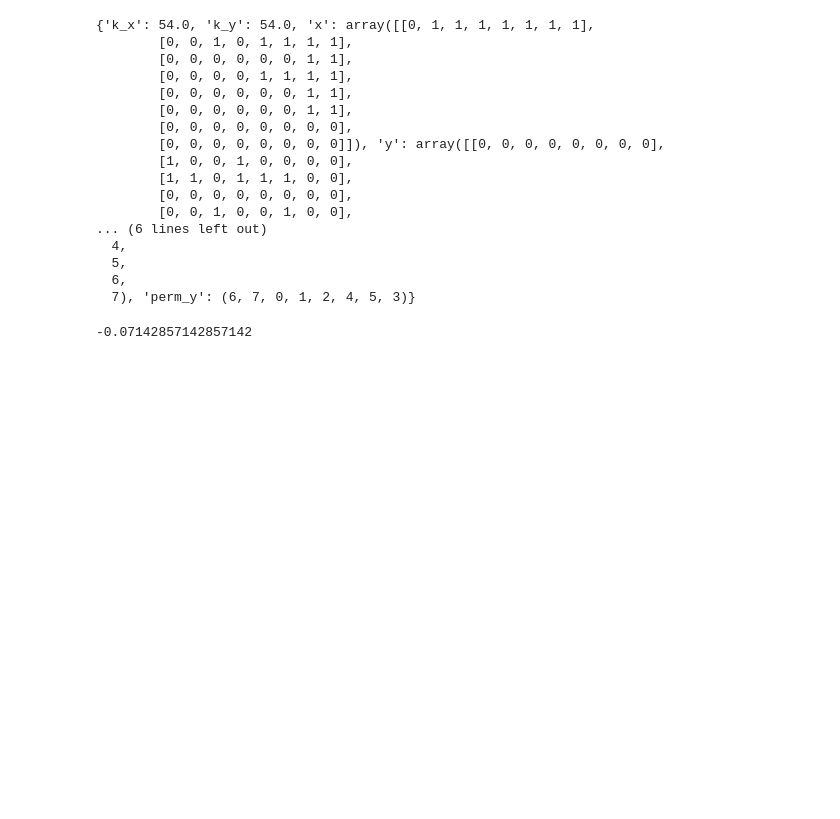
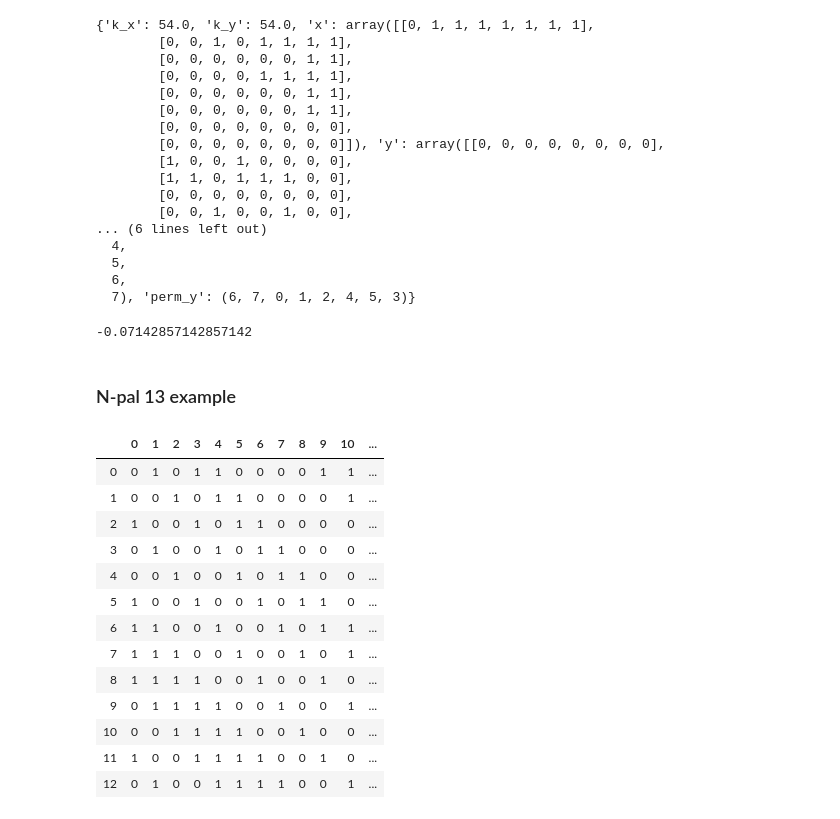
Before and after one commit to IGARDS/rankability_toolbox, a Jupyter notebook: examples.ipynb, the cells around one changed output. Saved outputs shown, nothing was run; the diff lists cells and outputs as text; code cells hidden in the pictures; blank space fills up the shorter version.

```diff
--- a/examples.ipynb
+++ b/examples.ipynb
@@ -281,3 +291,28 @@ tau,pval2=stats.kendalltau(details_two_distant['perm_x'], details_two_distant['p
 tau
 # %% [output]
 -0.07142857142857142
+# %% [markdown]
+### N-pal 13 example
+# %%
+data=open("../N-pal13").read().split("\n")
+data=data[1:-1]
+dt = []
+for line in data:
+    dt.append([int(k) for k in line.split()])
+D_N_pal13 = pd.DataFrame(dt)
+D_N_pal13
+# %% [output]
+|  | 0 | 1 | 2 | 3 | 4 | 5 | 6 | 7 | 8 | 9 | 10 | ... |
+| 0 | 0 | 1 | 0 | 1 | 1 | 0 | 0 | 0 | 0 | 1 | 1 | ... |
+| 1 | 0 | 0 | 1 | 0 | 1 | 1 | 0 | 0 | 0 | 0 | 1 | ... |
+| 2 | 1 | 0 | 0 | 1 | 0 | 1 | 1 | 0 | 0 | 0 | 0 | ... |
+| 3 | 0 | 1 | 0 | 0 | 1 | 0 | 1 | 1 | 0 | 0 | 0 | ... |
+| 4 | 0 | 0 | 1 | 0 | 0 | 1 | 0 | 1 | 1 | 0 | 0 | ... |
+| 5 | 1 | 0 | 0 | 1 | 0 | 0 | 1 | 0 | 1 | 1 | 0 | ... |
+| 6 | 1 | 1 | 0 | 0 | 1 | 0 | 0 | 1 | 0 | 1 | 1 | ... |
+| 7 | 1 | 1 | 1 | 0 | 0 | 1 | 0 | 0 | 1 | 0 | 1 | ... |
+| 8 | 1 | 1 | 1 | 1 | 0 | 0 | 1 | 0 | 0 | 1 | 0 | ... |
+| 9 | 0 | 1 | 1 | 1 | 1 | 0 | 0 | 1 | 0 | 0 | 1 | ... |
+| 10 | 0 | 0 | 1 | 1 | 1 | 1 | 0 | 0 | 1 | 0 | 0 | ... |
+| 11 | 1 | 0 | 0 | 1 | 1 | 1 | 1 | 0 | 0 | 1 | 0 | ... |
+| 12 | 0 | 1 | 0 | 0 | 1 | 1 | 1 | 1 | 0 | 0 | 1 | ... |
```
Also changed, not shown: parts of 103 cells of this notebook, 3 other files.
